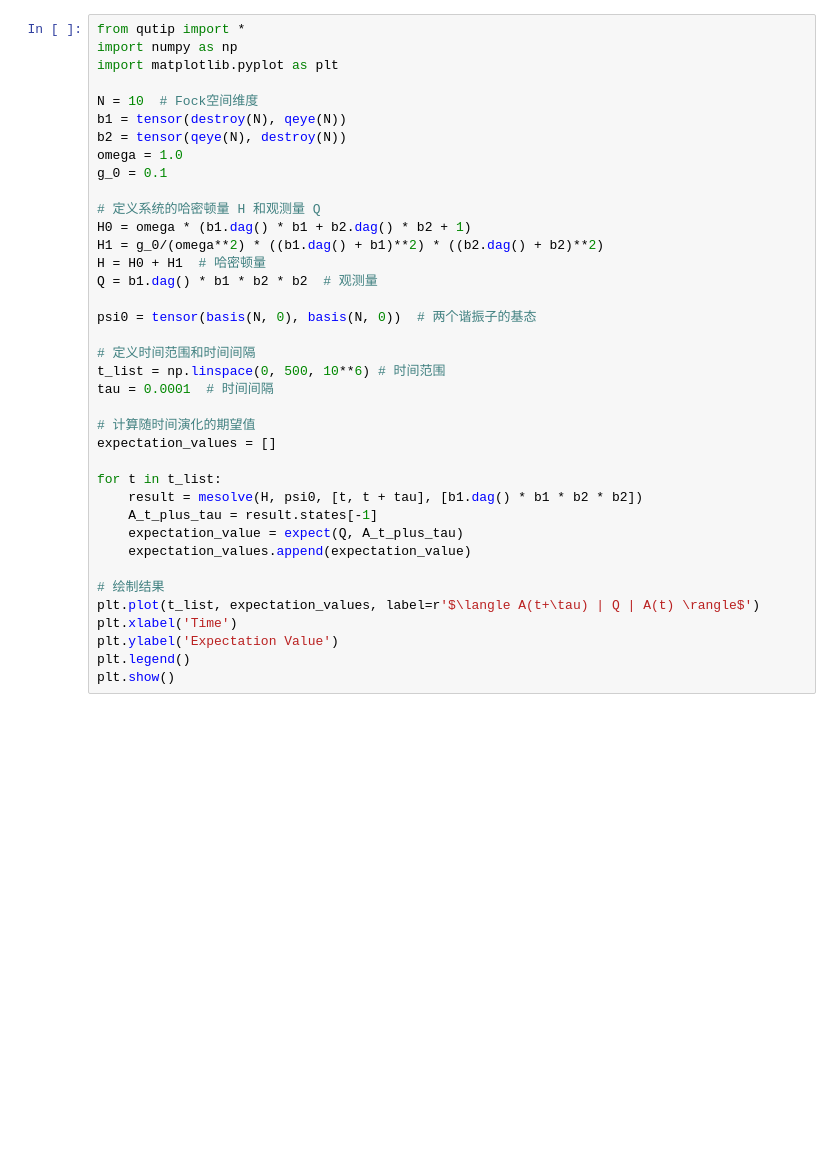
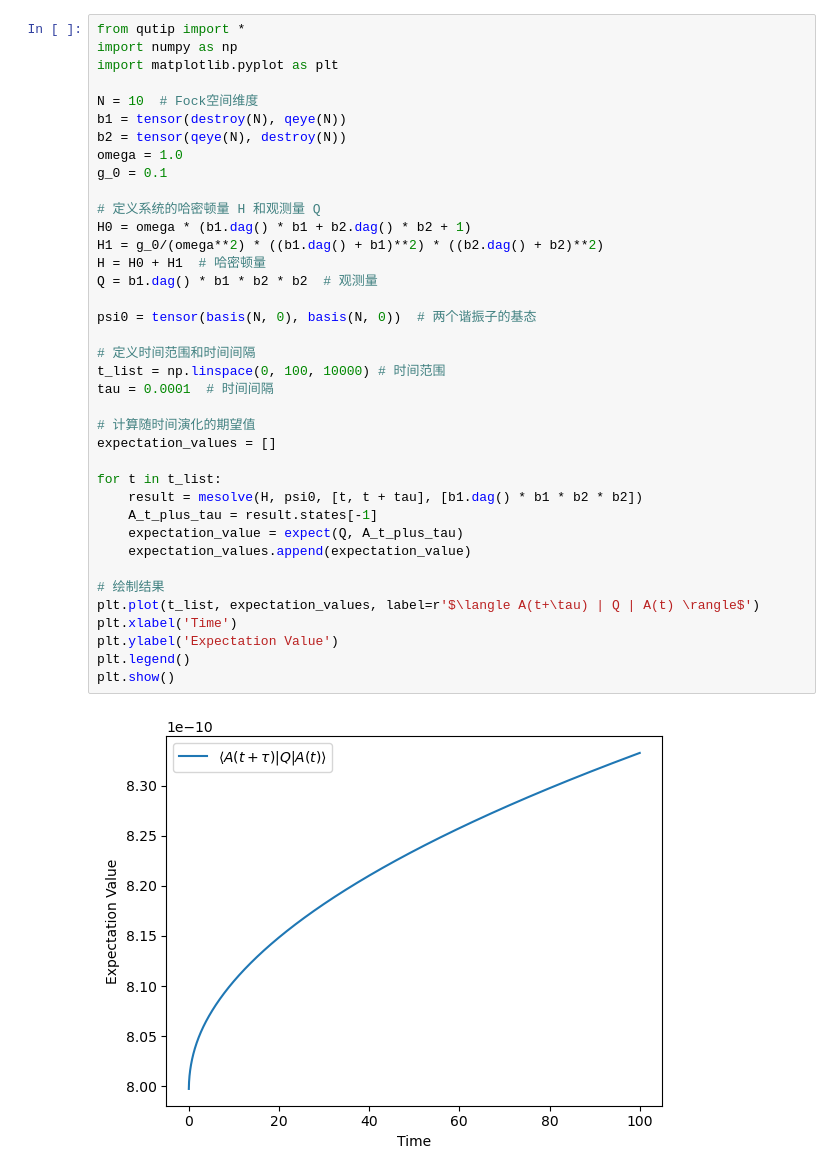
Before and after one commit to Gshilong/shilong, a Jupyter notebook: 代码CHO/t3.ipynb, the cells around one changed output. Saved outputs shown, nothing was run; the diff lists cells and outputs as text; blank space fills up the shorter version.

```diff
--- a/代码CHO/t3.ipynb
+++ b/代码CHO/t3.ipynb
@@ -8,31 +8,33 @@ b1 = tensor(destroy(N), qeye(N))
 b2 = tensor(qeye(N), destroy(N))
 omega = 1.0
 g_0 = 0.1
 
 # 定义系统的哈密顿量 H 和观测量 Q
 H0 = omega * (b1.dag() * b1 + b2.dag() * b2 + 1)
 H1 = g_0/(omega**2) * ((b1.dag() + b1)**2) * ((b2.dag() + b2)**2)
 H = H0 + H1  # 哈密顿量
 Q = b1.dag() * b1 * b2 * b2  # 观测量
 
 psi0 = tensor(basis(N, 0), basis(N, 0))  # 两个谐振子的基态
 
 # 定义时间范围和时间间隔
-t_list = np.linspace(0, 500, 10**6) # 时间范围
+t_list = np.linspace(0, 100, 10000) # 时间范围
 tau = 0.0001  # 时间间隔
 
 # 计算随时间演化的期望值
 expectation_values = []
 
 for t in t_list:
     result = mesolve(H, psi0, [t, t + tau], [b1.dag() * b1 * b2 * b2])
     A_t_plus_tau = result.states[-1]
     expectation_value = expect(Q, A_t_plus_tau)
     expectation_values.append(expectation_value)
 
 # 绘制结果
 plt.plot(t_list, expectation_values, label=r'$\langle A(t+\tau) | Q | A(t) \rangle$')
 plt.xlabel('Time')
 plt.ylabel('Expectation Value')
 plt.legend()
 plt.show()
+# %% [output]
+[figure, added]
```
Also changed, not shown: 11 other files.
